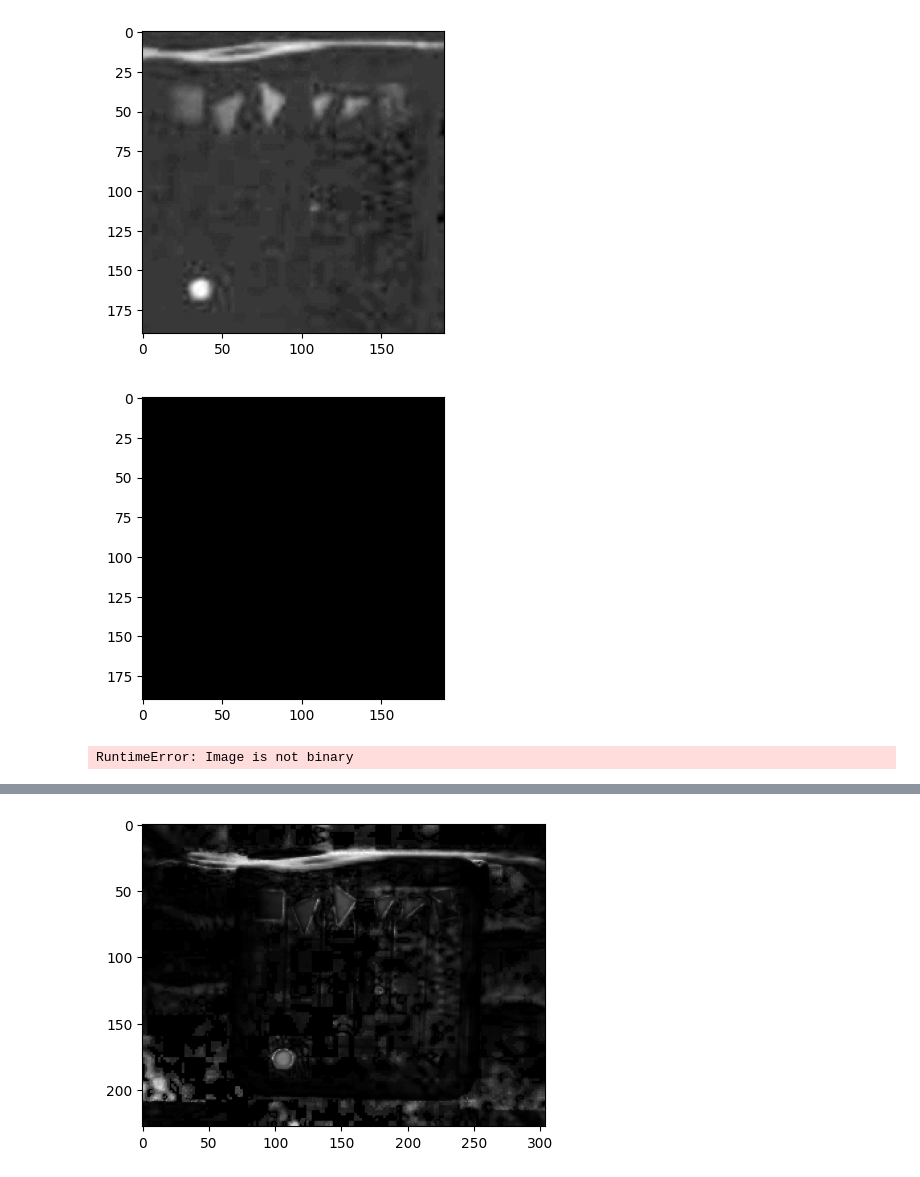
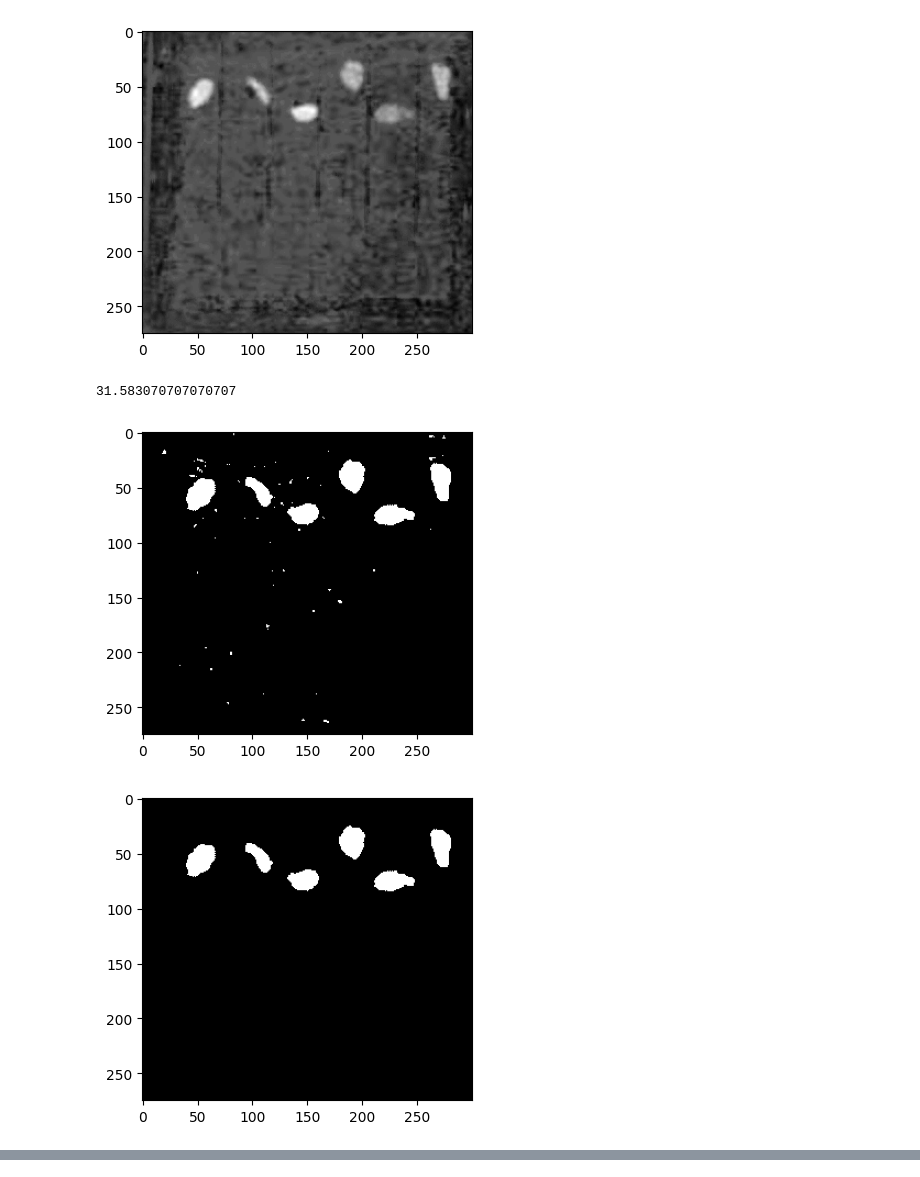
Before and after one commit to HugeCoderGuy/LightsCameraPlants, a Jupyter notebook: image_testing.ipynb, the cells around one changed output, grey strips where cells are left out. Cells and saved outputs as stored; diff of their text form; code cells hidden in the pictures.

```diff
--- a/image_testing.ipynb
+++ b/image_testing.ipynb
@@ -26,5 +26,5 @@ imagelink = f"./ELA_Test.jpg"
 image = cv2.imread(imagelink)
 shape = np.shape(image)
 # %%
-img = pcv.crop(img = image, x = 70, y = 15, h = 190, w = 190)
+img = pcv.crop(img = image, x = 200, y = 65, h = 275, w = 300)
 # %% [output]
@@ -32,20 +32,22 @@ img = pcv.crop(img = image, x = 70, y = 15, h = 190, w = 190)
 # %%
 
 b = pcv.rgb2gray_lab(rgb_img=img, channel="b")
 avg = np.average(img)
+print(avg)
 std = np.std(img)
 if avg > 220 and std < 25:
     b = pcv.hist_equalization(b)
     t = 100
 else:
-    t = 100
+    t = 135
 b_thresh = pcv.threshold.binary(gray_img=b, threshold= t-6, max_value=255, object_type="light")
 bsa_fill1 = pcv.fill(bin_img=b_thresh, size=300)
 bsa_fill1 = pcv.closing(gray_img=bsa_fill1)
 bsa_fill1 = pcv.erode(gray_img = bsa_fill1, ksize = 3, i = 1)
 bsa_fill1 = pcv.dilate(gray_img=bsa_fill1, ksize = 3, i = 1)
 bsa_fill1 = pcv.fill(bin_img=bsa_fill1, size=300)
 # %% [output]
-[figure, old version]
+[figure, new version]
+31.583070707070707
-[figure, old version]
+[figure, new version]
-RuntimeError: Image is not binary
+[figure, added]
@@ -52,4 +57,0 @@ RuntimeError: Image is not binary
-# %%
-thresh = pcv.rgb2gray_hsv(rgb_img=image, channel="s")
-# %% [output]
-[figure, removed]
```
Also changed, not shown: parts of 16 cells of this notebook.
